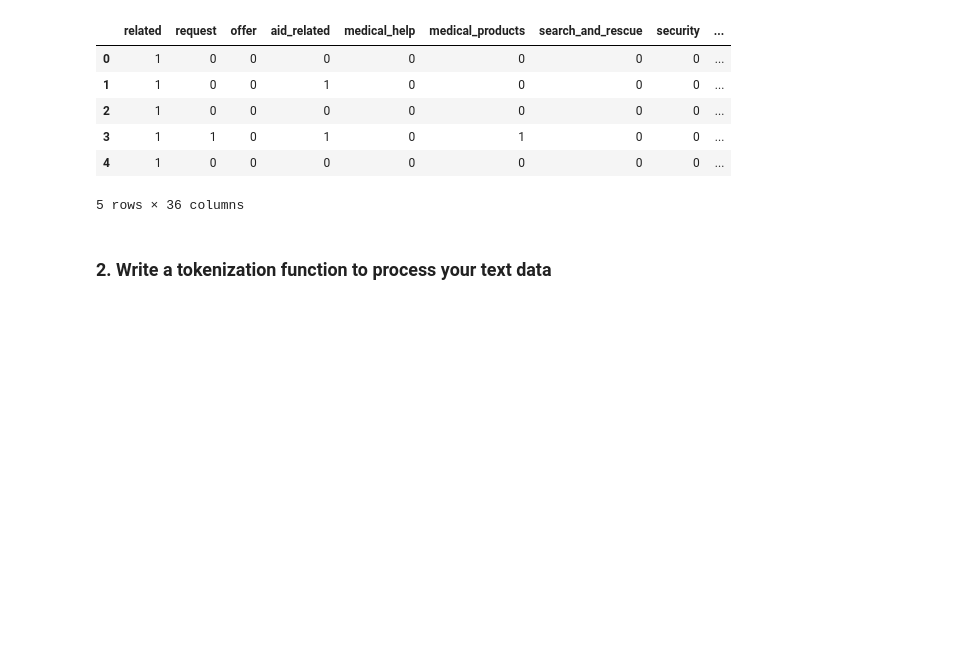
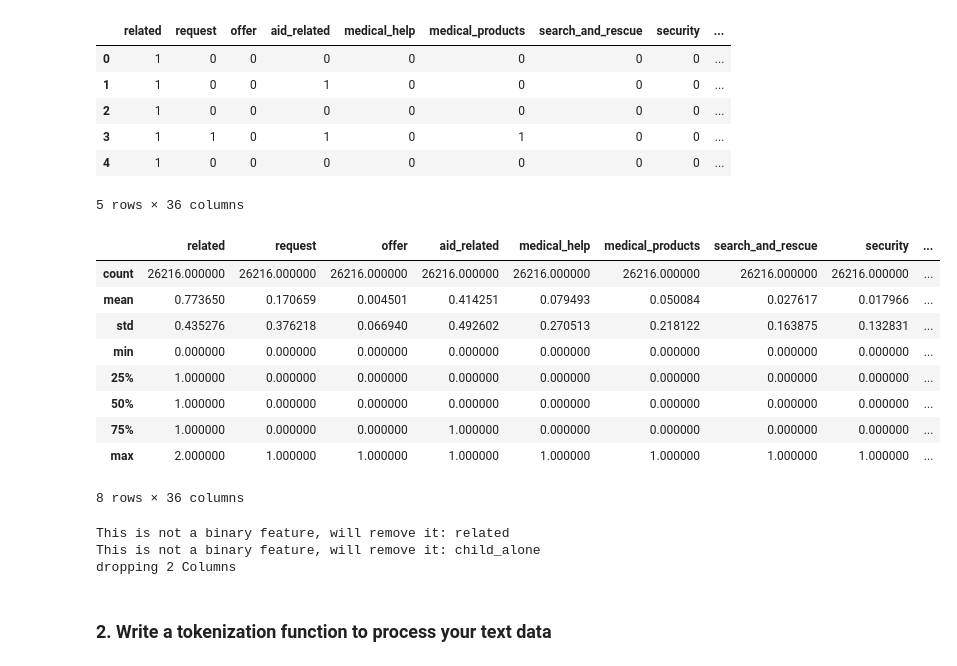
Before and after one commit to cerionXLII/DisasterResponseMLPipeline, a Jupyter notebook: src/ML Pipeline Preparation.ipynb, the cells around one changed output. Drawn from its saved outputs; the diff is of its cells as text; code cells hidden in the pictures; blank space fills up the shorter version.

```diff
--- a/src/ML Pipeline Preparation.ipynb
+++ b/src/ML Pipeline Preparation.ipynb
@@ -76,6 +77,36 @@ Y.head()
 | 3 | 1 | 1 | 0 | 1 | 0 | 1 | 0 | 0 | ... |
 | 4 | 1 | 0 | 0 | 0 | 0 | 0 | 0 | 0 | ... |
 5 rows × 36 columns
+# %%
+Y.describe()
+# %% [output]
+|  | related | request | offer | aid_related | medical_help | medical_products | search_and_rescue | security | ... |
+| count | 26216.000000 | 26216.000000 | 26216.000000 | 26216.000000 | 26216.000000 | 26216.000000 | 26216.000000 | 26216.000000 | ... |
+| mean | 0.773650 | 0.170659 | 0.004501 | 0.414251 | 0.079493 | 0.050084 | 0.027617 | 0.017966 | ... |
+| std | 0.435276 | 0.376218 | 0.066940 | 0.492602 | 0.270513 | 0.218122 | 0.163875 | 0.132831 | ... |
+| min | 0.000000 | 0.000000 | 0.000000 | 0.000000 | 0.000000 | 0.000000 | 0.000000 | 0.000000 | ... |
+| 25% | 1.000000 | 0.000000 | 0.000000 | 0.000000 | 0.000000 | 0.000000 | 0.000000 | 0.000000 | ... |
+| 50% | 1.000000 | 0.000000 | 0.000000 | 0.000000 | 0.000000 | 0.000000 | 0.000000 | 0.000000 | ... |
+| 75% | 1.000000 | 0.000000 | 0.000000 | 1.000000 | 0.000000 | 0.000000 | 0.000000 | 0.000000 | ... |
+| max | 2.000000 | 1.000000 | 1.000000 | 1.000000 | 1.000000 | 1.000000 | 1.000000 | 1.000000 | ... |
+8 rows × 36 columns
+# %%
+#Remove classes that are not binary
+columns_to_remove = []
+for name in Y.columns:
+    if(Y[name].min() != 0 or
+        Y[name].max() != 1):
+        print(f'This is not a binary feature, will remove it: {name}')
+        columns_to_remove.append(name)
+
+
+if len(columns_to_remove) > 0:
+    print(f'dropping {len(columns_to_remove)} Columns')
+    Y.drop(columns=columns_to_remove, inplace=True)
+# %% [output]
+This is not a binary feature, will remove it: related
+This is not a binary feature, will remove it: child_alone
+dropping 2 Columns
 # %% [markdown]
 ### 2. Write a tokenization function to process your text data
 # %%
```
Also changed, not shown: parts of 11 cells of this notebook.
